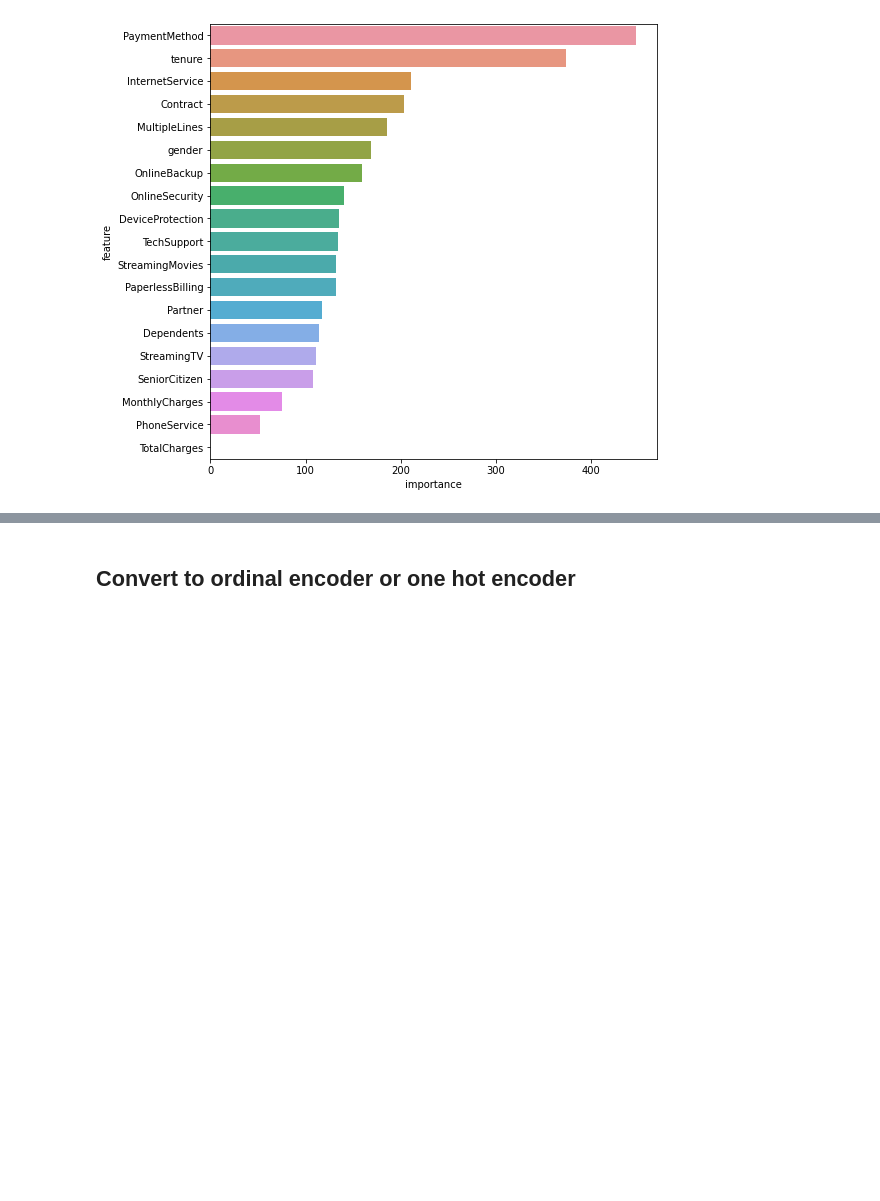
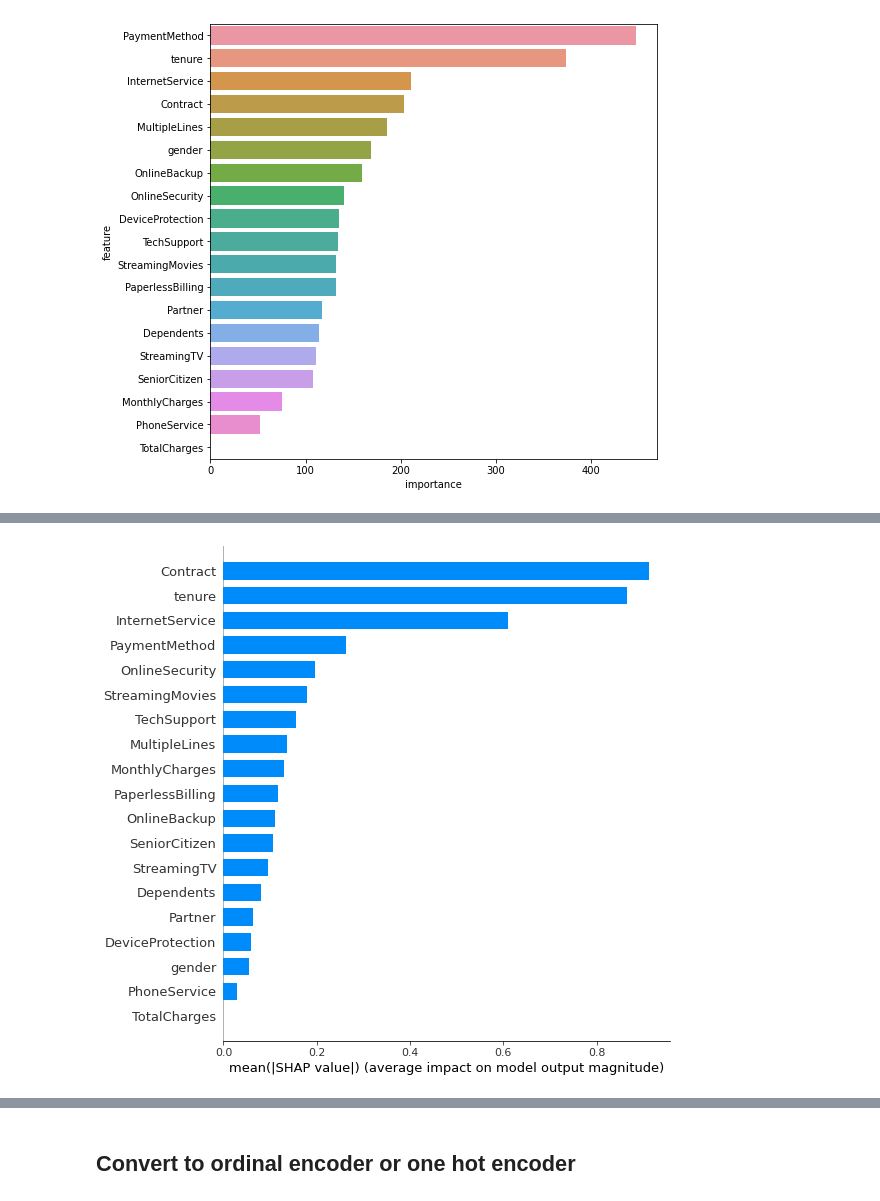
Before and after one commit to duybluemind1988/project_py, a Jupyter notebook: Churn/Churn_final.ipynb, the cells around one changed output, grey strips where cells are left out. Saved outputs shown, nothing was run; the diff lists cells and outputs as text; code cells hidden in the pictures; blank space fills up the shorter version.

```diff
--- a/Churn/Churn_final.ipynb
+++ b/Churn/Churn_final.ipynb
@@ -562 +530,5 @@ LightGBM binary classifier with TreeExplainer shap values output has changed to
+# %%
+shap.summary_plot(shap_values[1], X_train, plot_type="bar")
+# %% [output]
+[figure, added]
 # %%
```
Also changed, not shown: parts of 31 cells of this notebook.
